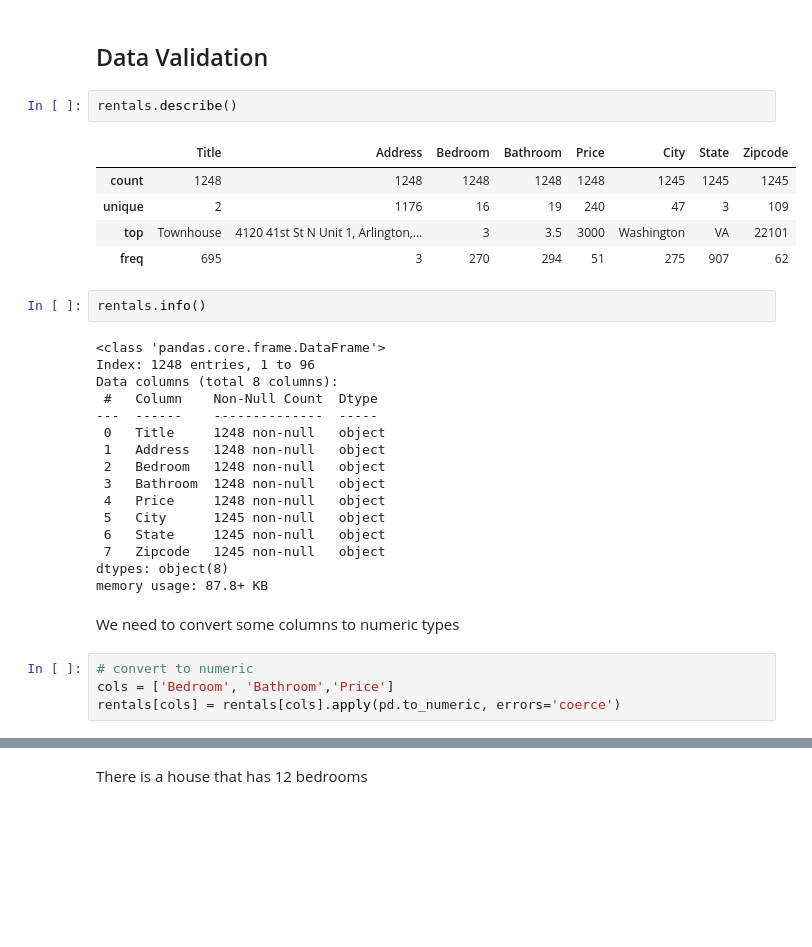
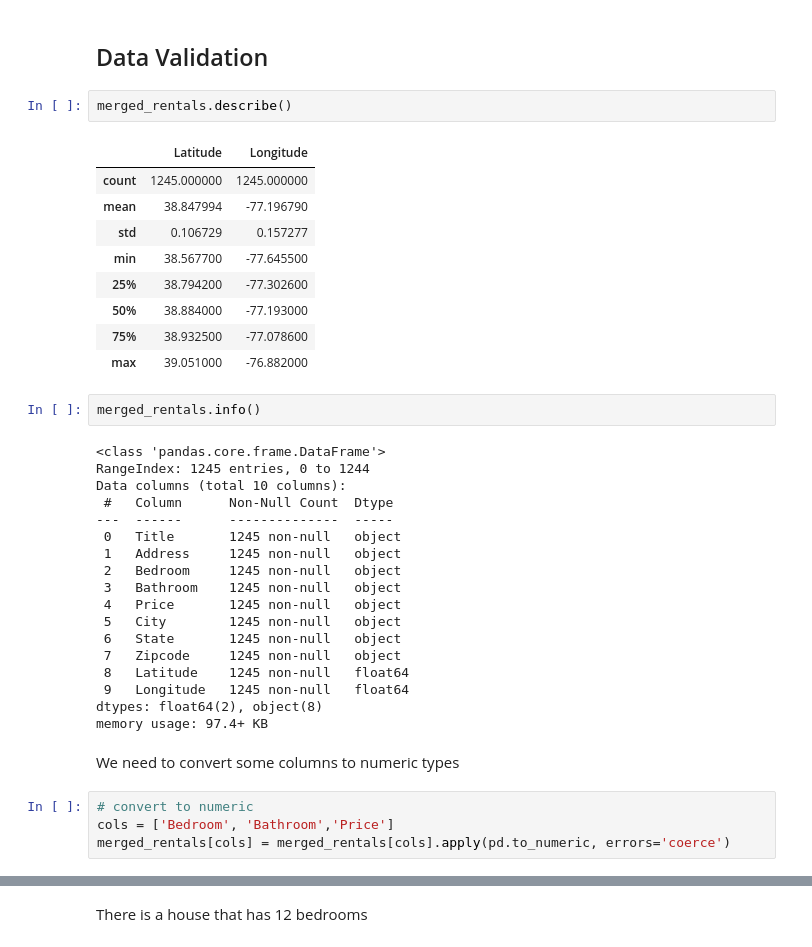
Before and after one commit to jenjen0233/Rentals-Analysis, a Jupyter notebook: homes_scraping.ipynb, the cells around one changed output, grey strips where cells are left out. Cells and saved outputs as stored; diff of their text form; blank space fills up the shorter version.

```diff
--- a/homes_scraping.ipynb
+++ b/homes_scraping.ipynb
@@ -1426,35 +1498,41 @@ merged_rentals.to_csv('rentals.csv')
 # %% [markdown]
 ## Data Validation
 # %%
-rentals.describe()
+merged_rentals.describe()
 # %% [output]
-|  | Title | Address | Bedroom | Bathroom | Price | City | State | Zipcode |
-| count | 1248 | 1248 | 1248 | 1248 | 1248 | 1245 | 1245 | 1245 |
-| unique | 2 | 1176 | 16 | 19 | 240 | 47 | 3 | 109 |
-| top | Townhouse | 4120 41st St N Unit 1, Arlington,... | 3 | 3.5 | 3000 | Washington | VA | 22101 |
-| freq | 695 | 3 | 270 | 294 | 51 | 275 | 907 | 62 |
+|  | Latitude | Longitude |
+| count | 1245.000000 | 1245.000000 |
+| mean | 38.847994 | -77.196790 |
+| std | 0.106729 | 0.157277 |
+| min | 38.567700 | -77.645500 |
+| 25% | 38.794200 | -77.302600 |
+| 50% | 38.884000 | -77.193000 |
+| 75% | 38.932500 | -77.078600 |
+| max | 39.051000 | -76.882000 |
 # %%
-rentals.info()
+merged_rentals.info()
 # %% [output]
 <class 'pandas.core.frame.DataFrame'>
-Index: 1248 entries, 1 to 96
-Data columns (total 8 columns):
- #   Column    Non-Null Count  Dtype
----  ------    --------------  -----
- 0   Title     1248 non-null   object
- 1   Address   1248 non-null   object
- 2   Bedroom   1248 non-null   object
- 3   Bathroom  1248 non-null   object
- 4   Price     1248 non-null   object
- 5   City      1245 non-null   object
- 6   State     1245 non-null   object
- 7   Zipcode   1245 non-null   object
-dtypes: object(8)
-memory usage: 87.8+ KB
+RangeIndex: 1245 entries, 0 to 1244
+Data columns (total 10 columns):
+ #   Column      Non-Null Count  Dtype
+---  ------      --------------  -----
+ 0   Title       1245 non-null   object
+ 1   Address     1245 non-null   object
+ 2   Bedroom     1245 non-null   object
+ 3   Bathroom    1245 non-null   object
+ 4   Price       1245 non-null   object
+ 5   City        1245 non-null   object
+ 6   State       1245 non-null   object
+ 7   Zipcode     1245 non-null   object
+ 8   Latitude    1245 non-null   float64
+ 9   Longitude   1245 non-null   float64
+dtypes: float64(2), object(8)
+memory usage: 97.4+ KB
 # %% [markdown]
 We need to convert some columns to numeric types
 # %%
 # convert to numeric
 cols = ['Bedroom', 'Bathroom','Price']
-rentals[cols] = rentals[cols].apply(pd.to_numeric, errors='coerce')
+merged_rentals[cols] = merged_rentals[cols].apply(pd.to_numeric, errors='coerce')
 # %%
```
Also changed, not shown: parts of 42 cells of this notebook, 2 other files.
